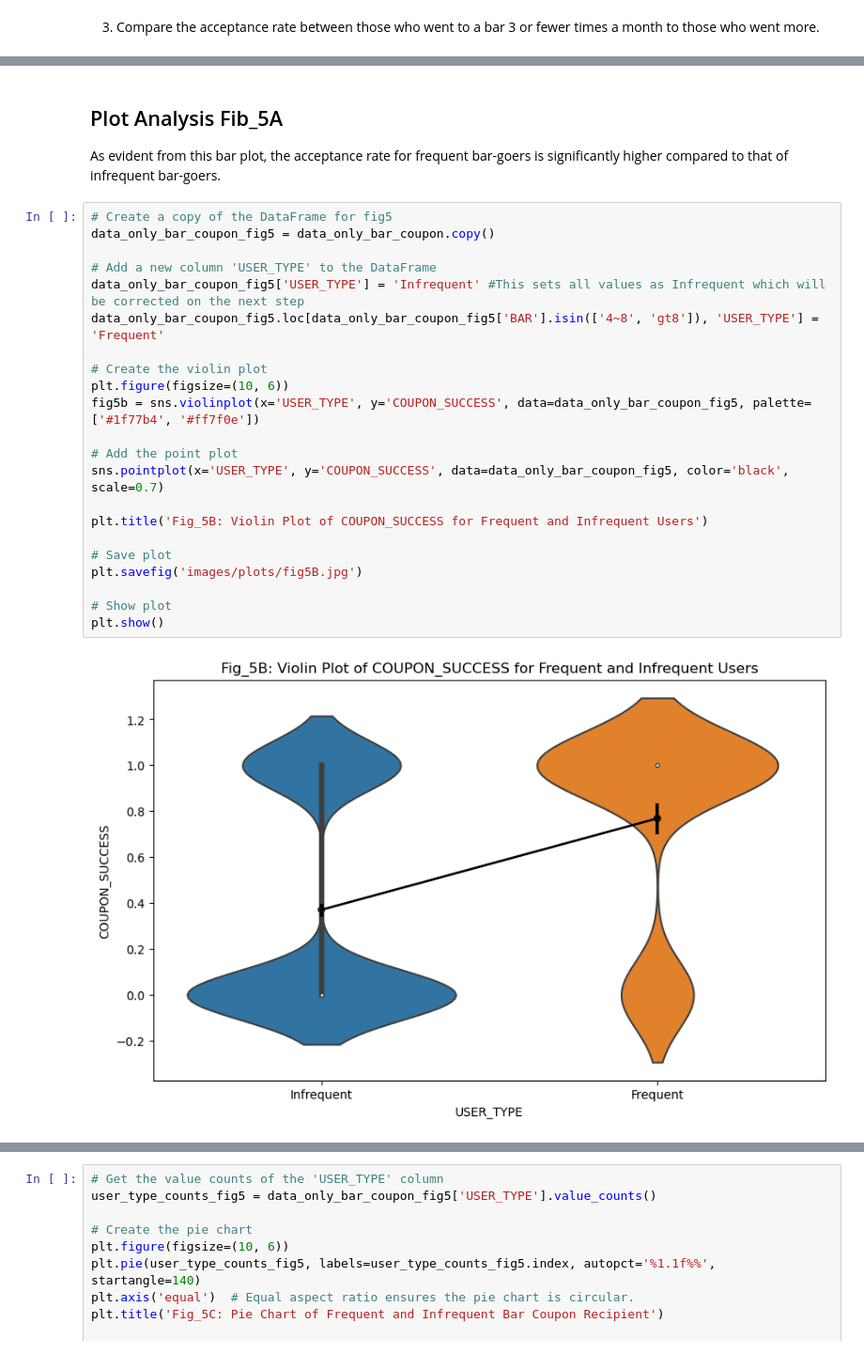
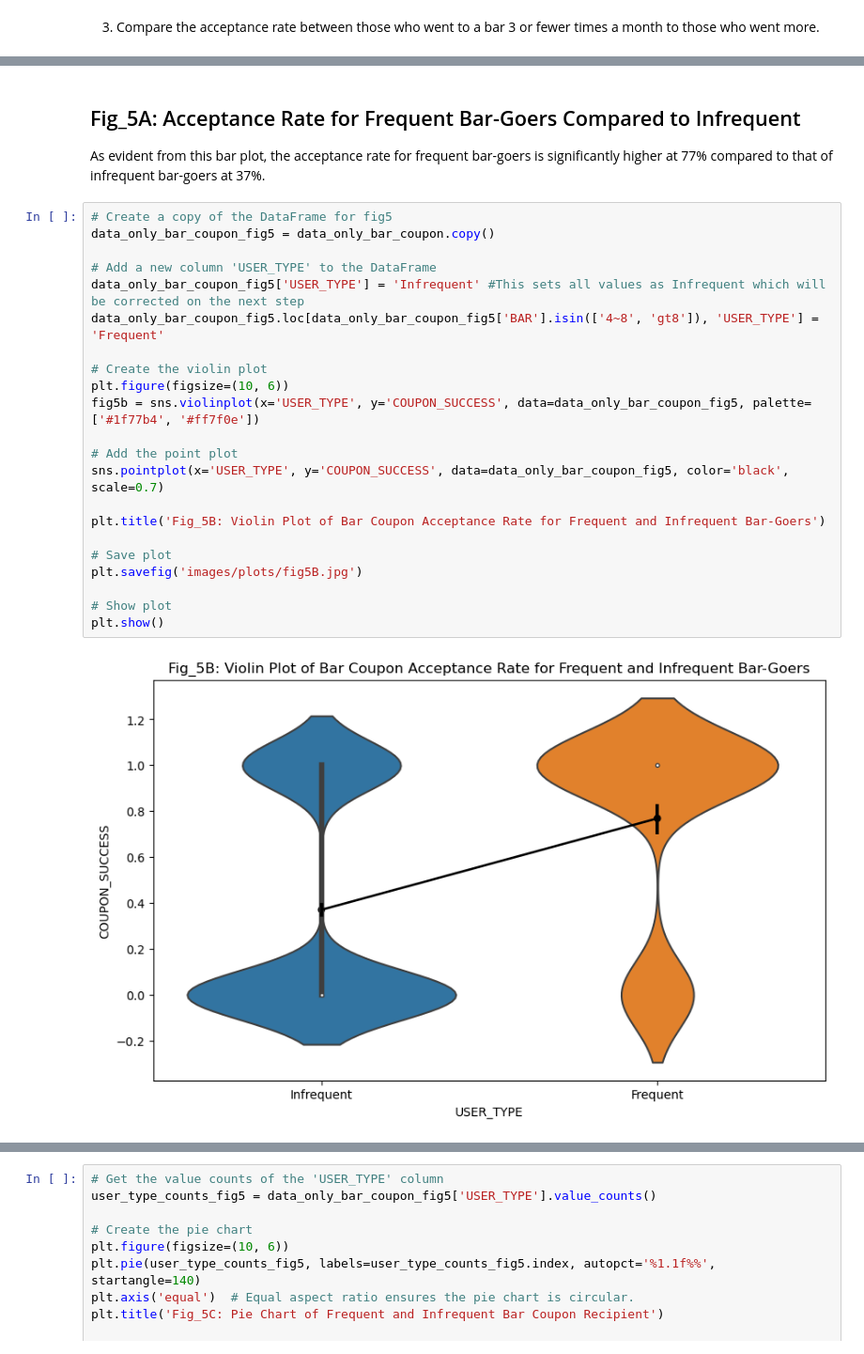
Before and after one commit to elmunoz42/berkeley-aiml-coupon-analysis, a Jupyter notebook: prompt.ipynb, the cells around one changed output, grey strips where cells are left out. Shown at 94% size. Cells and saved outputs as stored; diff of their text form.

```diff
--- a/prompt.ipynb
+++ b/prompt.ipynb
@@ -392,31 +394,31 @@ plt.show()
 # %% [output]
 [figure]
 # %% [markdown]
-## Plot Analysis Fib_5A
+## Fig_5A: Acceptance Rate for Frequent Bar-Goers Compared to Infrequent
 
-As evident from this bar plot, the acceptance rate for frequent bar-goers is significantly higher compared to that of infrequent bar-goers.
+As evident from this bar plot, the acceptance rate for frequent bar-goers is significantly higher at 77% compared to that of infrequent bar-goers at 37%.
 # %%
 # Create a copy of the DataFrame for fig5
 data_only_bar_coupon_fig5 = data_only_bar_coupon.copy()
 
 # Add a new column 'USER_TYPE' to the DataFrame
 data_only_bar_coupon_fig5['USER_TYPE'] = 'Infrequent' #This sets all values as Infrequent which will be corrected on the next step
 data_only_bar_coupon_fig5.loc[data_only_bar_coupon_fig5['BAR'].isin(['4~8', 'gt8']), 'USER_TYPE'] = 'Frequent'
 
 # Create the violin plot
 plt.figure(figsize=(10, 6))
 fig5b = sns.violinplot(x='USER_TYPE', y='COUPON_SUCCESS', data=data_only_bar_coupon_fig5, palette=['#1f77b4', '#ff7f0e'])
 
 # Add the point plot
 sns.pointplot(x='USER_TYPE', y='COUPON_SUCCESS', data=data_only_bar_coupon_fig5, color='black', scale=0.7)
 
-plt.title('Fig_5B: Violin Plot of COUPON_SUCCESS for Frequent and Infrequent Users')
+plt.title('Fig_5B: Violin Plot of Bar Coupon Acceptance Rate for Frequent and Infrequent Bar-Goers')
 
 # Save plot
 plt.savefig('images/plots/fig5B.jpg')
 
 # Show plot
 plt.show()
 # %% [output]
-[figure, old version]
+[figure, new version]
 # %% [markdown]
```
Also changed, not shown: parts of 26 cells of this notebook, 6 other files.
